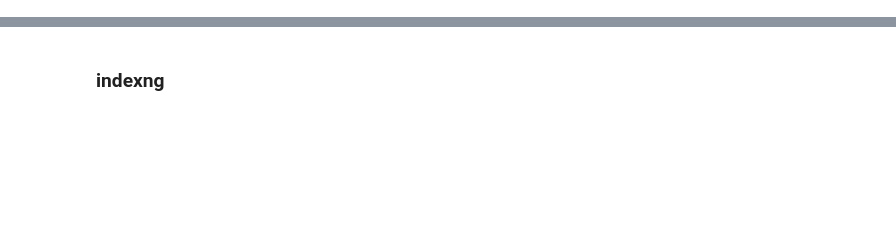
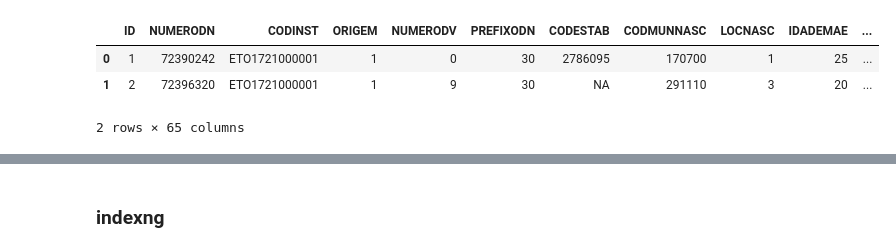
Before and after one commit to pierrepita/fundamentos-big-data, a Jupyter notebook: codes/indexing_and_searching.ipynb, the cells around one changed output, grey strips where cells are left out. Drawn from its saved outputs; the diff is of its cells as text; code cells hidden in the pictures; blank space fills up the shorter version.

```diff
--- a/codes/indexing_and_searching.ipynb
+++ b/codes/indexing_and_searching.ipynb
@@ -12,2 +6,4 @@ es = Elasticsearch()
 # %%
 df = spark.read.csv('DNPBA2017.csv', header=True)
+df.limit(2).toPandas()
+# %% [output]
@@ -13,0 +11,4 @@ df = spark.read.csv('DNPBA2017.csv', header=True)
+|  | ID | NUMERODN | CODINST | ORIGEM | NUMERODV | PREFIXODN | CODESTAB | CODMUNNASC | LOCNASC | IDADEMAE | ... |
+| 0 | 1 | 72390242 | ETO1721000001 | 1 | 0 | 30 | 2786095 | 170700 | 1 | 25 | ... |
+| 1 | 2 | 72396320 | ETO1721000001 | 1 | 9 | 30 | NA | 291110 | 3 | 20 | ... |
+2 rows × 65 columns
```
Also changed, not shown: parts of 35 cells of this notebook, 4 other files.
